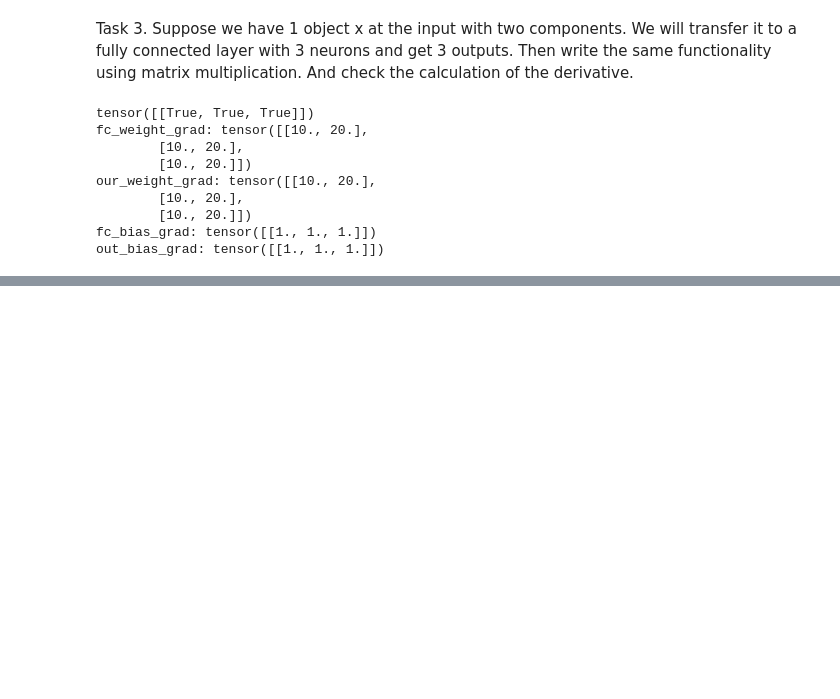
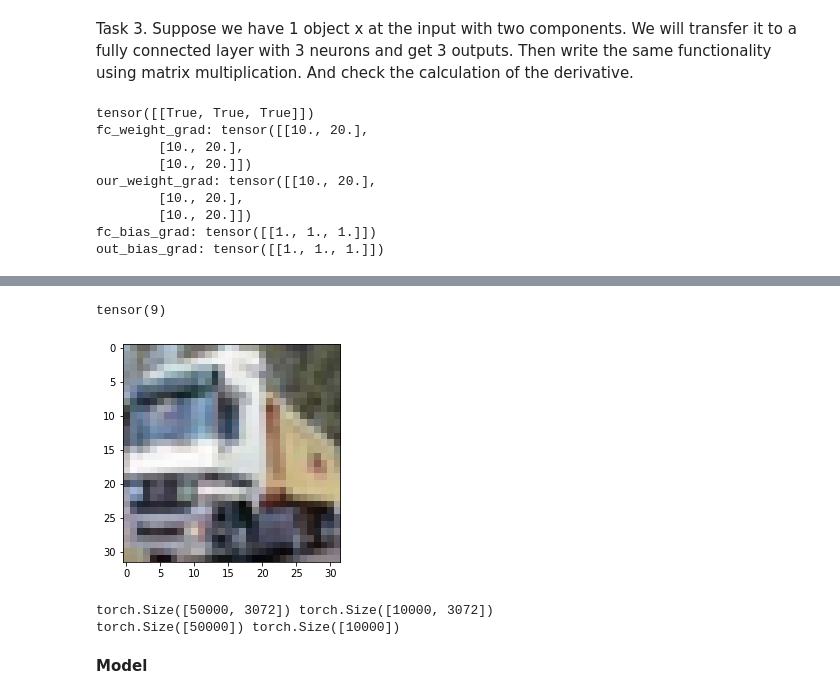
Before and after one commit to anastasiiakhil/Intro_to_DS, a Jupyter notebook: lab8.ipynb, the cells around one changed output, grey strips where cells are left out. Cells and saved outputs as stored; diff of their text form; code cells hidden in the pictures; blank space fills up the shorter version.

```diff
--- a/lab8.ipynb
+++ b/lab8.ipynb
@@ -224,0 +234,7 @@ out_bias_grad: tensor([[1., 1., 1.]])
+# %%
+cifar_train = torchvision.datasets.CIFAR10('./', download=True, train=True);
+cifar_test = torchvision.datasets.CIFAR10('./', download=True, train=False);
+X_train = torch.Tensor(cifar_train.data)
+y_train = torch.LongTensor(cifar_train.targets)
+X_test = torch.Tensor(cifar_test.data)
+y_test = torch.LongTensor(cifar_test.targets)
@@ -224,0 +252,3 @@ out_bias_grad: tensor([[1., 1., 1.]])
+# %%
+X_train /= 255
+X_test /= 255
@@ -224,0 +268,7 @@ out_bias_grad: tensor([[1., 1., 1.]])
+# %%
+# display an example of the data
+plt.imshow(X_train[1, :, :, :])
+print(y_train[1])
+# %% [output]
+tensor(9)
+[figure, added]
@@ -224,0 +282,9 @@ out_bias_grad: tensor([[1., 1., 1.]])
+# %%
+# updated datasets shapes
+print(X_train.shape, X_test.shape)
+print(y_train.shape, y_test.shape)
+# %% [output]
+torch.Size([50000, 3072]) torch.Size([10000, 3072])
+torch.Size([50000]) torch.Size([10000])
+# %% [markdown]
+__Model__
```
Also changed, not shown: parts of 20 cells of this notebook.
